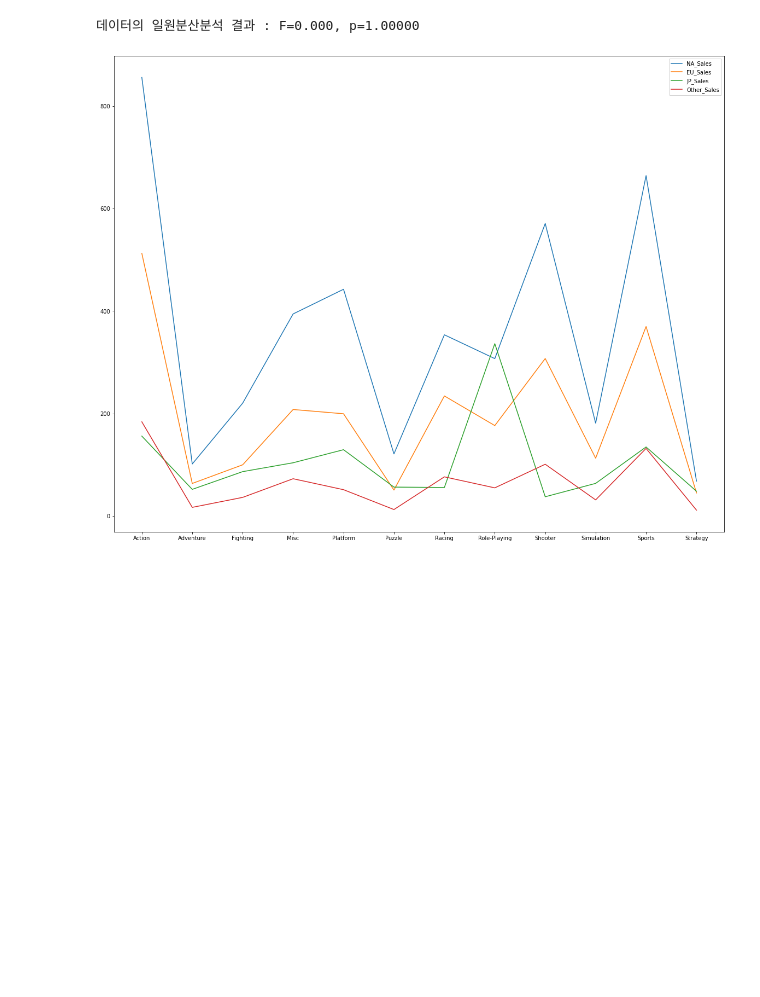
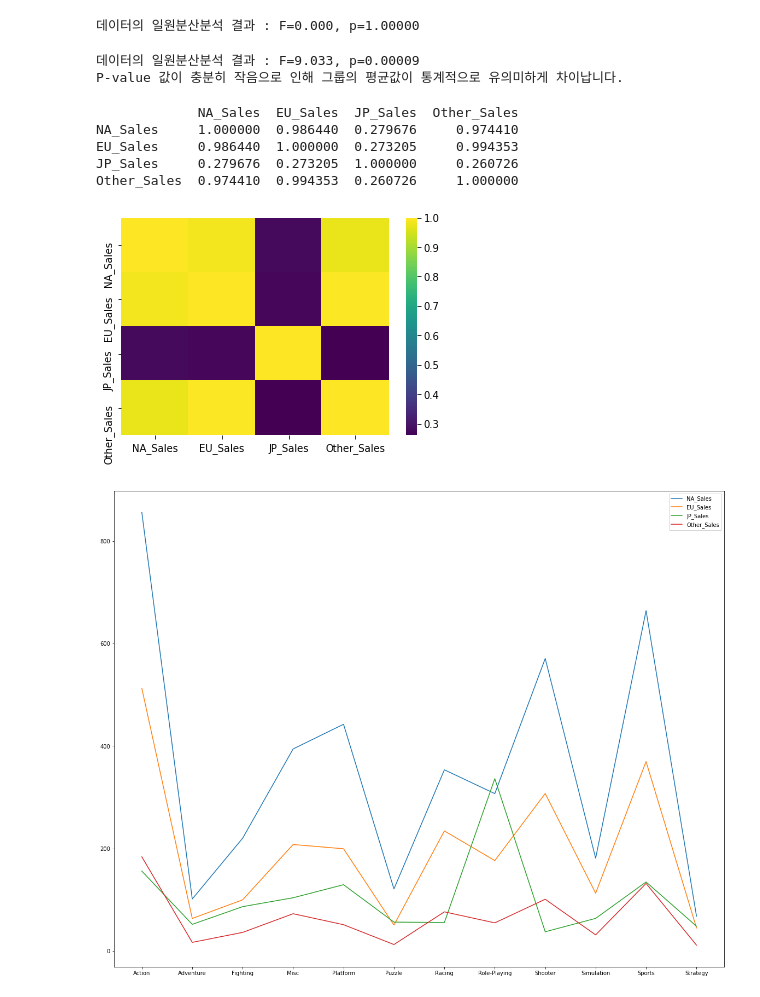
Before and after one commit to ohyunju/projects, a Jupyter notebook: project1/Project1.ipynb, the cells around one changed output. Drawn from its saved outputs; the diff is of its cells as text; code cells hidden in the pictures; blank space fills up the shorter version.

```diff
--- a/project1/Project1.ipynb
+++ b/project1/Project1.ipynb
@@ -333,6 +333,36 @@ if pVal < 0.05:
 #지역에 따라서 선호하는 게임 장르가 다르지 않음
 # %% [output]
 데이터의 일원분산분석 결과 : F=0.000, p=1.00000
+# %%
+#ANOVA, 평균에 차이가 있다는 것이 내가 보고 싶은 것인가?
+import scipy.stats as stats
+
+F_statistic, pVal = stats.f_oneway(obs_region['NA_Sales'], obs_region['EU_Sales'], obs_region['JP_Sales'], obs_region['Other_Sales'])
+print('데이터의 일원분산분석 결과 : F={0:.3f}, p={1:.5f}'.format(F_statistic, pVal))
+if pVal < 0.05:
+  print('P-value 값이 충분히 작음으로 인해 그룹의 평균값이 통계적으로 유의미하게 차이납니다.')
+# %% [output]
+데이터의 일원분산분석 결과 : F=9.033, p=0.00009
+P-value 값이 충분히 작음으로 인해 그룹의 평균값이 통계적으로 유의미하게 차이납니다.
+# %%
+#correlation 으로 확인하는 것이 유의미하다고 판단
+corr = obs_region.corr()
+print(corr)
+
+import seaborn as sns
+import matplotlib.pyplot as plt
+
+sns.heatmap(corr, cmap='viridis')
+plt.show()
+
+# 이 결과로 다른 지역은 게임의 선호도에 차이가 없지만 일본만 다르게 나타남을 볼 수 있다.
+# %% [output]
+             NA_Sales  EU_Sales  JP_Sales  Other_Sales
+NA_Sales     1.000000  0.986440  0.279676     0.974410
+EU_Sales     0.986440  1.000000  0.273205     0.994353
+JP_Sales     0.279676  0.273205  1.000000     0.260726
+Other_Sales  0.974410  0.994353  0.260726     1.000000
+[figure, added]
 # %%
 #선 시각화 (정규화 전)
 import matplotlib.pyplot as plt
```
Also changed, not shown: parts of 5 cells of this notebook.
